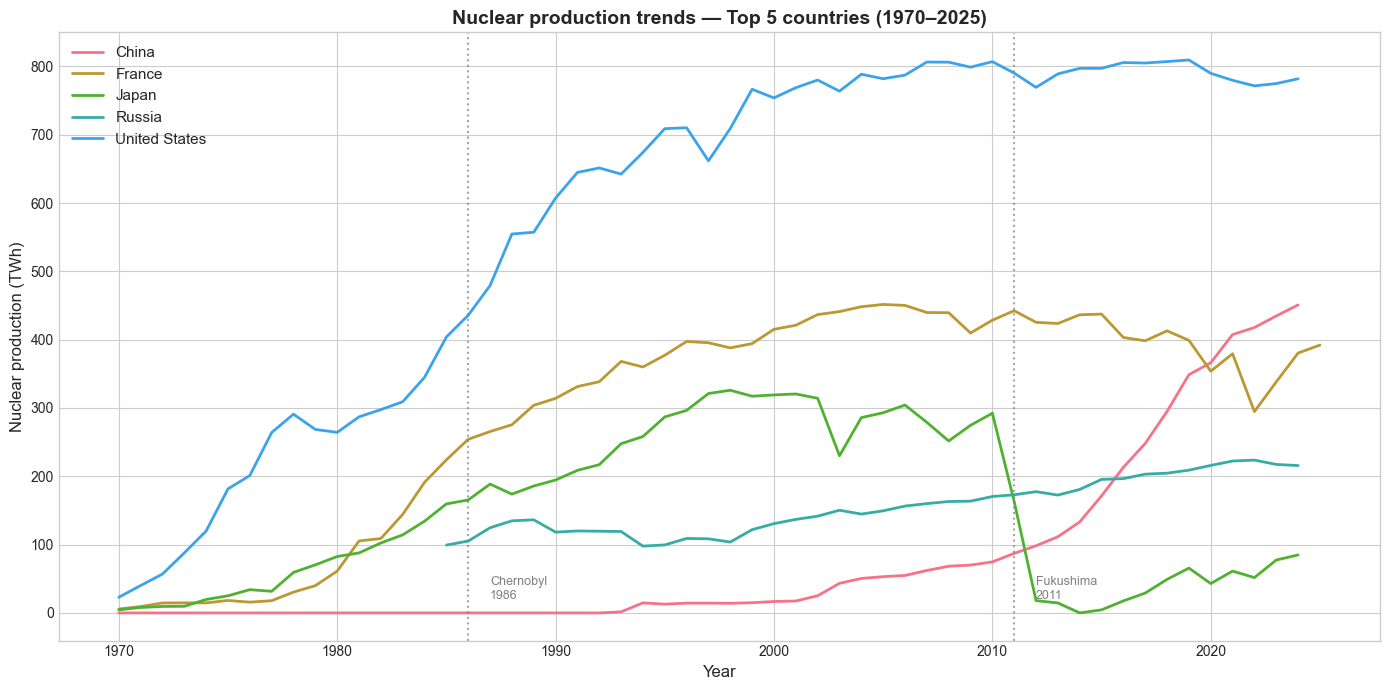
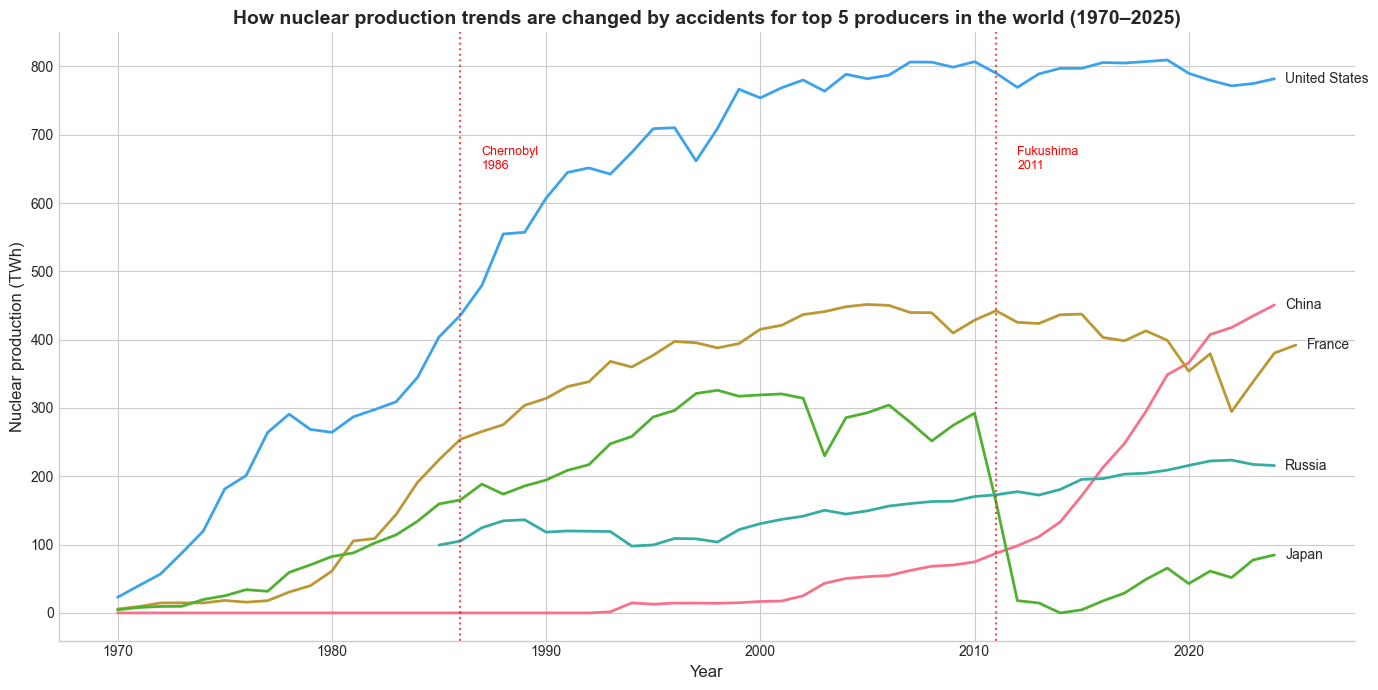
The change to this notebook cell's code, shown as a diff; its figure went from the first image to the second:
--- before
+++ after
@@ -13,18 +13,21 @@
     df_c = df_trend[df_trend['country'] == country]
     ax.plot(df_c['year'], df_c['nuclear_twh'], linewidth=2, label=country)
-
+    ax.text(df_c['year'].iloc[-1] + 0.5, df_c['nuclear_twh'].iloc[-1], 
+        country, va='center', fontsize=10)
 # Chernobyl line
-ax.axvline(x=1986, color='gray', linestyle=':', linewidth=1.5, alpha=0.7)
-ax.text(1987, 20, 'Chernobyl\n1986', color='gray', fontsize=9)
+ax.axvline(x=1986, color='red', linestyle=':', linewidth=1.5, alpha=0.7)
+ax.text(1987, 650, 'Chernobyl\n1986', color='red', fontsize=9)
 
 # Fukushima line
-ax.axvline(x=2011, color='gray', linestyle=':', linewidth=1.5, alpha=0.7)
-ax.text(2012, 20, 'Fukushima\n2011', color='gray', fontsize=9)
+ax.axvline(x=2011, color='red', linestyle=':', linewidth=1.5, alpha=0.7)
+ax.text(2012, 650, 'Fukushima\n2011', color='red', fontsize=9)
 
 ax.set_xlabel('Year', fontsize=12)
 ax.set_ylabel('Nuclear production (TWh)', fontsize=12)
-ax.set_title('Nuclear production trends — Top 5 countries (1970–2025)',
+ax.set_title('How nuclear production trends are changed by accidents for top 5 producers in the world (1970–2025)',
              fontsize=14, fontweight='bold')
-ax.legend(fontsize=11)
+ax.spines['top'].set_visible(False)
+ax.spines['right'].set_visible(False)
+
 plt.tight_layout()
 plt.savefig('../plots/03_top5_trend.png', dpi=150, bbox_inches='tight')

Commit: refactor: top5 trend chart - direct labeling, narrative title, clean spines